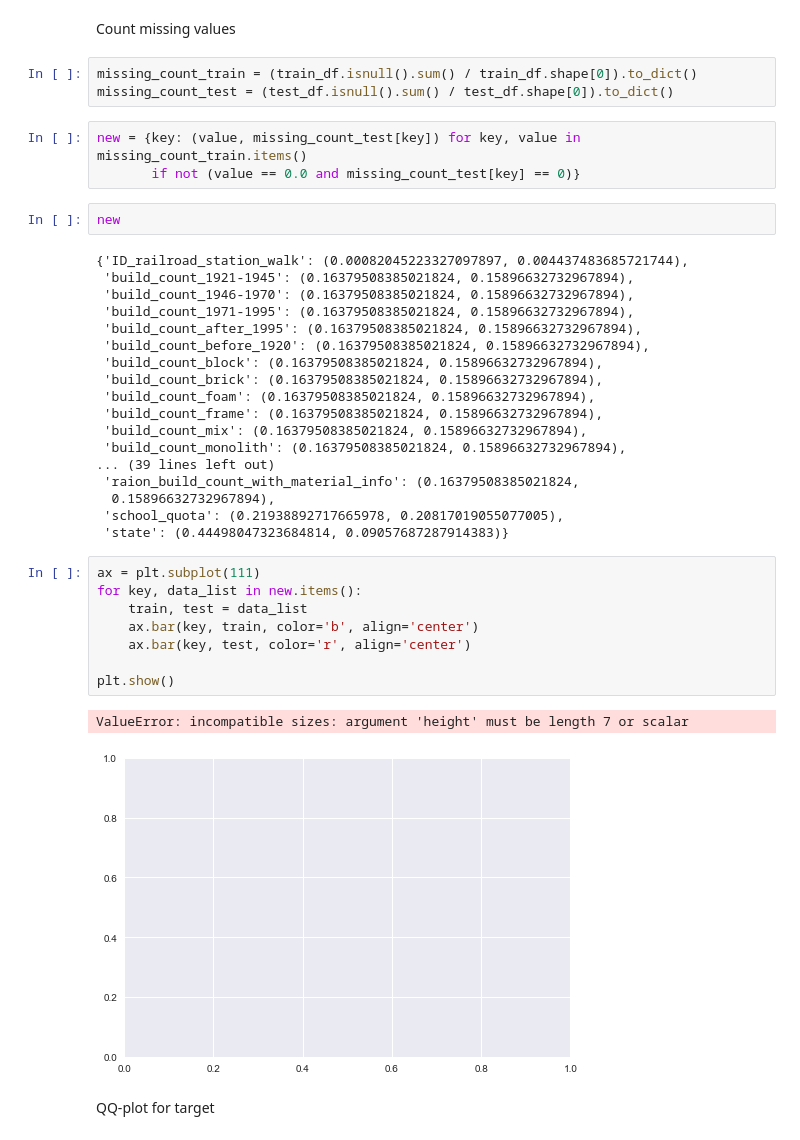
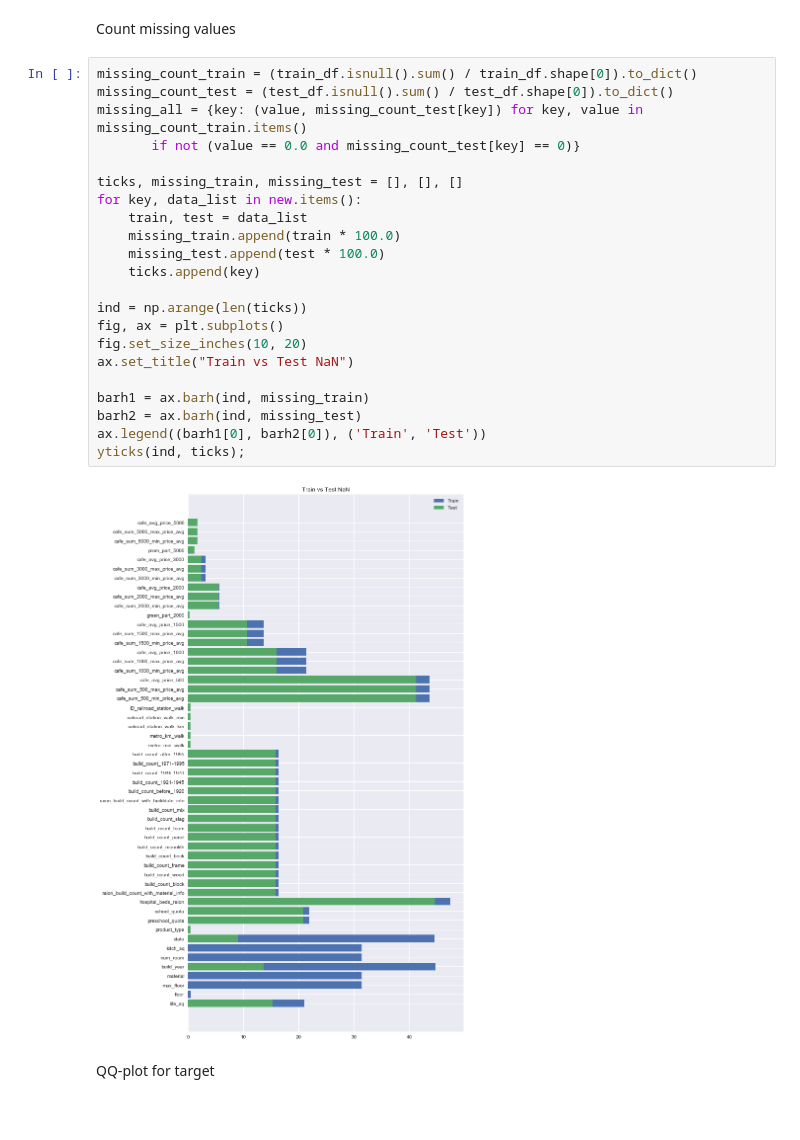
Before and after one commit to kirilldolmatov/SRHM, a Jupyter notebook: SRHM.ipynb, the cells around one changed output. Saved outputs shown, nothing was run; the diff lists cells and outputs as text; blank space fills up the shorter version.

Commit message:
add nan plot

```diff
--- a/SRHM.ipynb
+++ b/SRHM.ipynb
@@ -129,42 +118,29 @@ test_df[categorical_cols].describe()
 # %% [markdown]
 Count missing values
-# %%
-missing_count_train = (train_df.isnull().sum() / train_df.shape[0]).to_dict()
-missing_count_test = (test_df.isnull().sum() / test_df.shape[0]).to_dict()
-# %%
-new = {key: (value, missing_count_test[key]) for key, value in missing_count_train.items()
-       if not (value == 0.0 and missing_count_test[key] == 0)}
-# %%
-new
-# %% [output]
-{'ID_railroad_station_walk': (0.00082045223327097897, 0.004437483685721744),
- 'build_count_1921-1945': (0.16379508385021824, 0.15896632732967894),
- 'build_count_1946-1970': (0.16379508385021824, 0.15896632732967894),
- 'build_count_1971-1995': (0.16379508385021824, 0.15896632732967894),
- 'build_count_after_1995': (0.16379508385021824, 0.15896632732967894),
- 'build_count_before_1920': (0.16379508385021824, 0.15896632732967894),
- 'build_count_block': (0.16379508385021824, 0.15896632732967894),
- 'build_count_brick': (0.16379508385021824, 0.15896632732967894),
- 'build_count_foam': (0.16379508385021824, 0.15896632732967894),
- 'build_count_frame': (0.16379508385021824, 0.15896632732967894),
- 'build_count_mix': (0.16379508385021824, 0.15896632732967894),
- 'build_count_monolith': (0.16379508385021824, 0.15896632732967894),
-... (39 lines left out)
- 'raion_build_count_with_material_info': (0.16379508385021824,
-  0.15896632732967894),
- 'school_quota': (0.21938892717665978, 0.20817019055077005),
- 'state': (0.44498047323684814, 0.09057687287914383)}
-# %%
-ax = plt.subplot(111)
-for key, data_list in new.items():
-    train, test = data_list
-    ax.bar(key, train, color='b', align='center')
-    ax.bar(key, test, color='r', align='center')
-
-plt.show()
-# %% [output]
-ValueError: incompatible sizes: argument 'height' must be length 7 or scalar
-[figure, removed]
+# %%
+missing_count_train = (train_df.isnull().sum() / train_df.shape[0]).to_dict()
+missing_count_test = (test_df.isnull().sum() / test_df.shape[0]).to_dict()
+missing_all = {key: (value, missing_count_test[key]) for key, value in missing_count_train.items()
+       if not (value == 0.0 and missing_count_test[key] == 0)}
+
+ticks, missing_train, missing_test = [], [], []
+for key, data_list in new.items():
+    train, test = data_list
+    missing_train.append(train * 100.0)
+    missing_test.append(test * 100.0)
+    ticks.append(key)
+
+ind = np.arange(len(ticks))
+fig, ax = plt.subplots()
+fig.set_size_inches(10, 20)
+ax.set_title("Train vs Test NaN")
+
+barh1 = ax.barh(ind, missing_train)
+barh2 = ax.barh(ind, missing_test)
+ax.legend((barh1[0], barh2[0]), ('Train', 'Test'))
+yticks(ind, ticks);
+# %% [output]
+[figure, added]
 # %% [markdown]
 QQ-plot for target
 # %%
```
Also changed, not shown: parts of 7 cells of this notebook.
